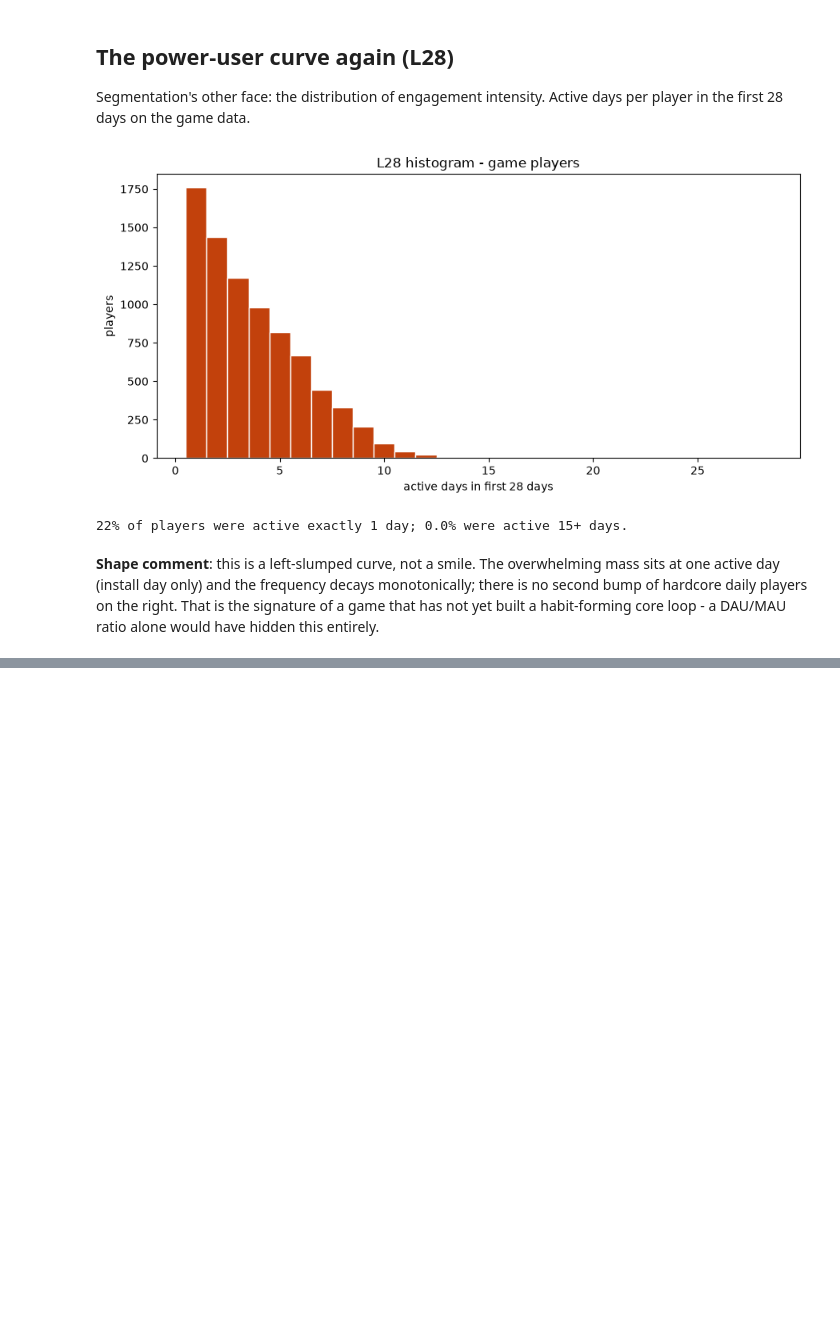
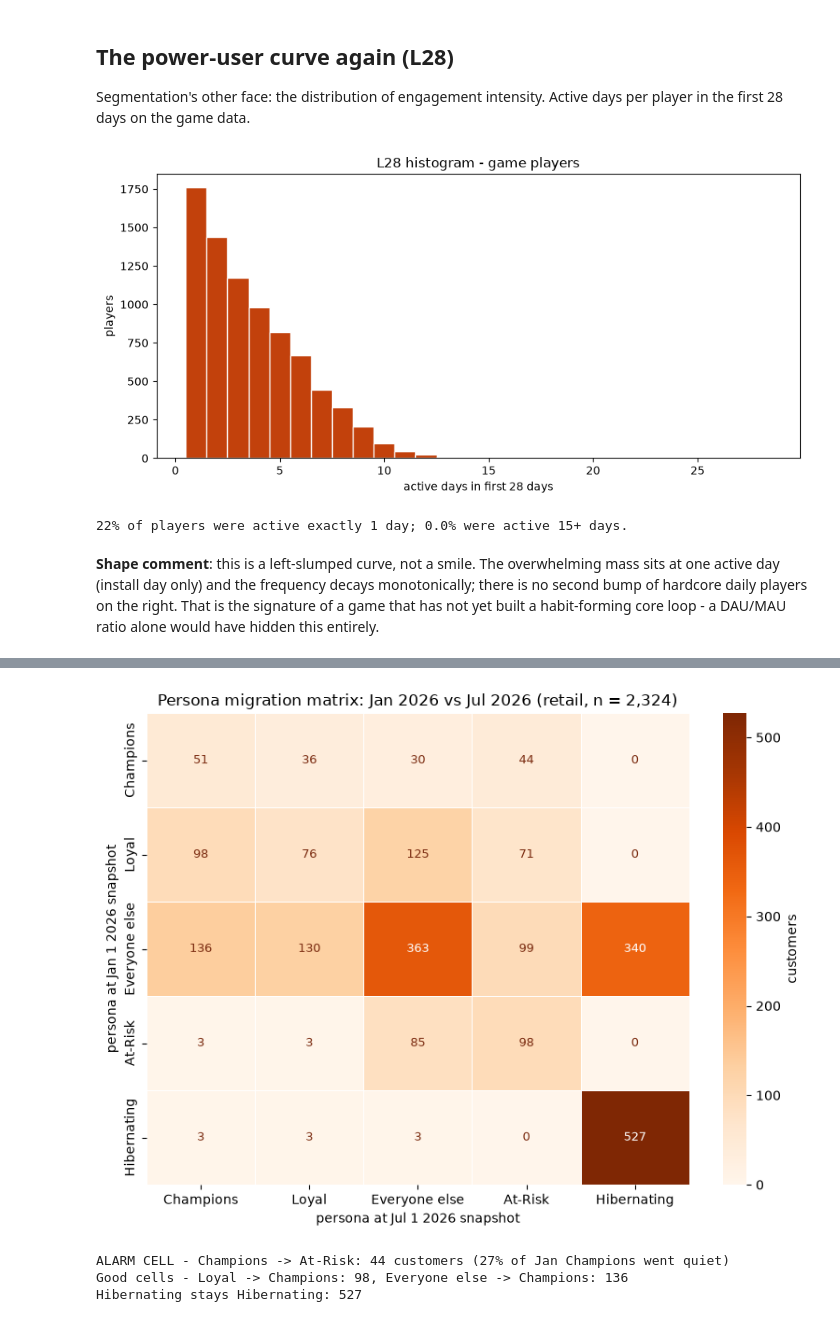
Before and after one commit to phoebefu6/learn-customer-retention-with-phoebe, a Jupyter notebook: notebooks/a4_segmentation.ipynb, the cells around one changed output, grey strips where cells are left out. Cells and saved outputs as stored; diff of their text form; code cells hidden in the pictures; blank space fills up the shorter version.

```diff
--- a/notebooks/a4_segmentation.ipynb
+++ b/notebooks/a4_segmentation.ipynb
@@ -170,0 +186,54 @@ habit-forming core loop - a DAU/MAU ratio alone would have hidden this entirely.
+# %%
+retail_o = orders[orders["segment"] == "retail"]
+
+def score_at(snap):
+    hist = retail_o[retail_o["order_date"] < snap]
+    r = hist.groupby("customer_id").agg(
+        recency=("order_date", lambda s: (snap - s.max()).days),
+        frequency=("order_date", "count"),
+        monetary=("order_value", "sum"))
+    r["R"] = pd.qcut(r["recency"].rank(method="first"), 5, labels=[5, 4, 3, 2, 1]).astype(int)
+    r["F"] = pd.qcut(r["frequency"].rank(method="first"), 5, labels=[1, 2, 3, 4, 5]).astype(int)
+    r["M"] = pd.qcut(r["monetary"].rank(method="first"), 5, labels=[1, 2, 3, 4, 5]).astype(int)
+    r["code"] = r["R"].astype(str) + r["F"].astype(str) + r["M"].astype(str)
+    r["persona"] = r.apply(persona, axis=1)  # same mapping as above
+    return r
+
+rfm_jan = score_at(pd.Timestamp("2026-01-01"))
+rfm_jul = score_at(pd.Timestamp("2026-07-01"))
+order_p = ["Champions", "Loyal", "Everyone else", "At-Risk", "Hibernating"]
+migration = (pd.crosstab(rfm_jan["persona"], rfm_jul.loc[rfm_jan.index, "persona"])
+             .reindex(index=order_p, columns=order_p, fill_value=0))
+
+def annotate_heatmap(ax, data):
+    # Manual integer annotations: this env's seaborn 0.12.2 + matplotlib 3.11 combo
+    # renders annot=True on the first row only, so we draw the labels ourselves
+    vmax = data.values.max()
+    for yi in range(data.shape[0]):
+        for xi in range(data.shape[1]):
+            v = int(data.iat[yi, xi])
+            ax.text(xi + 0.5, yi + 0.5, f"{v:d}", ha="center", va="center",
+                    fontsize=9, color="white" if v > vmax * 0.55 else "#7C2D12")
+
+fig, ax = plt.subplots(figsize=(8, 6))
+sns.heatmap(migration, annot=False, cmap="Oranges",
+            linewidths=0.5, linecolor="white", cbar_kws={"label": "customers"}, ax=ax)
+annotate_heatmap(ax, migration)
+ax.set_xlabel("persona at Jul 1 2026 snapshot")
+ax.set_ylabel("persona at Jan 1 2026 snapshot")
+ax.set_title("Persona migration matrix: Jan 2026 vs Jul 2026 (retail, n = "
+             f"{len(rfm_jan):,})")
+plt.tight_layout()
+plt.show()
+
+alarm = int(migration.loc["Champions", "At-Risk"])
+print(f"ALARM CELL - Champions -> At-Risk: {alarm} customers "
+      f"({alarm / migration.loc['Champions'].sum():.0%} of Jan Champions went quiet)")
+print(f"Good cells - Loyal -> Champions: {int(migration.loc['Loyal', 'Champions'])}, "
+      f"Everyone else -> Champions: {int(migration.loc['Everyone else', 'Champions'])}")
+print(f"Hibernating stays Hibernating: {int(migration.loc['Hibernating', 'Hibernating'])}")
+# %% [output]
+[figure, added]
+ALARM CELL - Champions -> At-Risk: 44 customers (27% of Jan Champions went quiet)
+Good cells - Loyal -> Champions: 98, Everyone else -> Champions: 136
+Hibernating stays Hibernating: 527
```
Also changed, not shown: parts of 4 cells of this notebook, 11 other files.
